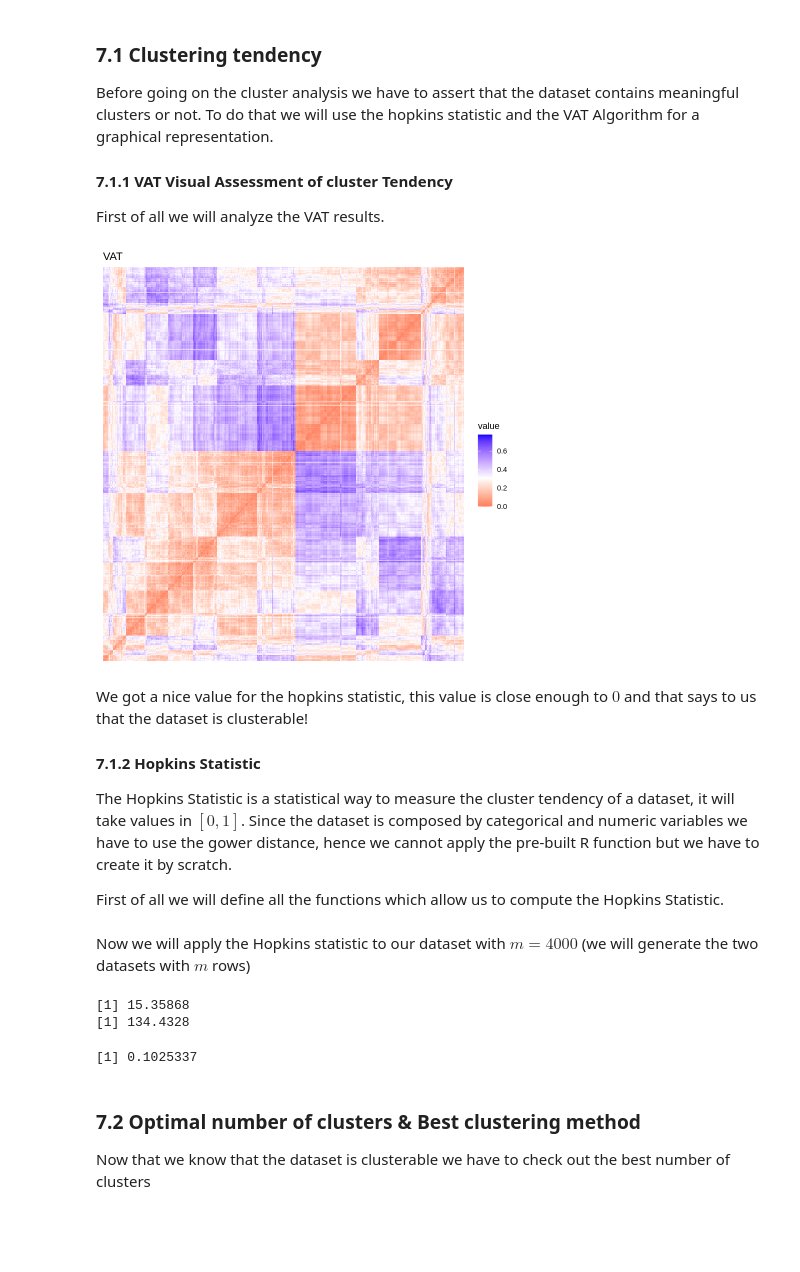
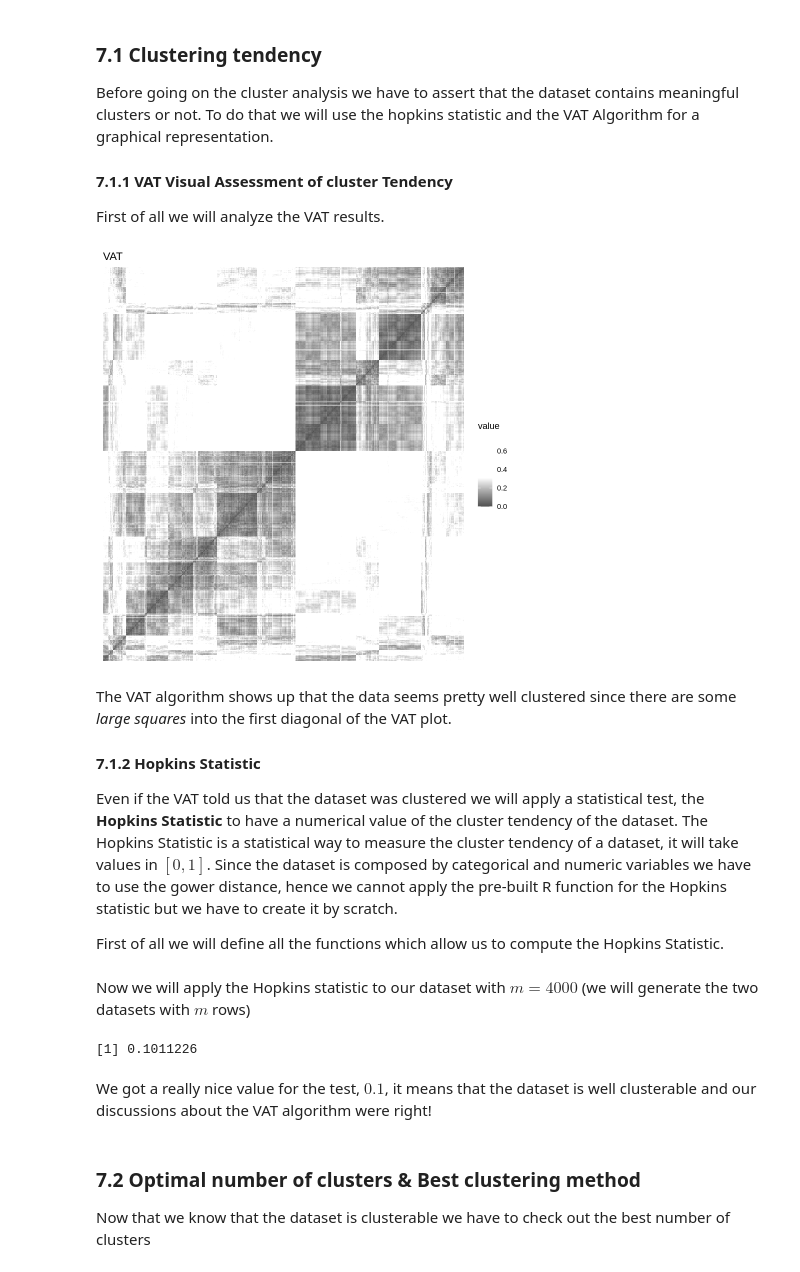
Before and after one commit to biagio-incardona/biagio-incardona.github.io, a Jupyter notebook: Report_Incardona_Biagio.ipynb, the cells around one changed output. Cells and saved outputs as stored; diff of their text form; code cells hidden in the pictures; blank space fills up the shorter version.

```diff
--- a/Report_Incardona_Biagio.ipynb
+++ b/Report_Incardona_Biagio.ipynb
@@ -51,7 +66,7 @@ Installing packages into ‘/usr/local/lib/R/site-library’
 Let's start importing the file into the system.
 # %%
 # Loading the dataset into the 'insurance.data' variable
-insurance.data <- read.csv('../Healt_Insurance.csv')
+insurance.data <- read.csv('Healt_Insurance.csv')
 # %% [markdown]
 First of all we will get a random sampled version of the dataset
 # %%
@@ -883,17 +898,18 @@ First of all we will analyze the VAT results.
 # %%
 # calculate the gower distance matrix
 dist <- as.dist(gower.dist(insurance.scaled))
 
 # VAT
-fviz_dist(dist, show_labels = F) + labs(title = "VAT")
+fviz_dist(dist, show_labels = F, gradient = list(low = "black", mid = "white", high = "white"))
 # %% [output]
-[figure, old version]
+[figure, new version]
 # %% [markdown]
-We got a nice value for the hopkins statistic, this value is close enough to $0$ and that says to us that the dataset is clusterable!
+The VAT algorithm shows up that the data seems pretty well clustered since there are some *large squares* into the first diagonal of the VAT plot.
 
 #### 7.1.2 Hopkins Statistic
 
-The Hopkins Statistic is a statistical way to measure the cluster tendency of a dataset, it will take values in $[0,1]$. Since the dataset is composed by categorical and numeric variables we have to use the gower distance, hence we cannot apply the pre-built R function but we have to create it by scratch.
+Even if the VAT told us that the dataset was clustered we will apply a statistical test, the **Hopkins Statistic** to have a numerical value of the cluster tendency of the dataset.
+The Hopkins Statistic is a statistical way to measure the cluster tendency of a dataset, it will take values in $[0,1]$. Since the dataset is composed by categorical and numeric variables we have to use the gower distance, hence we cannot apply the pre-built R function for the Hopkins statistic but we have to create it by scratch.
 
  First of all we will define all the functions which allow us to compute the Hopkins Statistic.
 # %%
@@ -954,12 +968,12 @@ my.hopkins <- function(X, m){
 # %% [markdown]
 Now we will apply the Hopkins statistic to our dataset with $m = 4000$ (we will generate the two datasets with $m$ rows)
 # %%
-m <- 1000
+m <- 4000
 my.hopkins(insurance.scaled, m)
 # %% [output]
-[1] 15.35868
-[1] 134.4328
+[1] 0.1011226
-[1] 0.1025337
+# %% [markdown]
+We got a really nice value for the test, $0.1$, it means that the dataset is well clusterable and our discussions about the VAT algorithm were right!
 # %% [markdown]
 ### 7.2 Optimal number of clusters & Best clustering method
 
```
Also changed, not shown: parts of 3 cells of this notebook.
